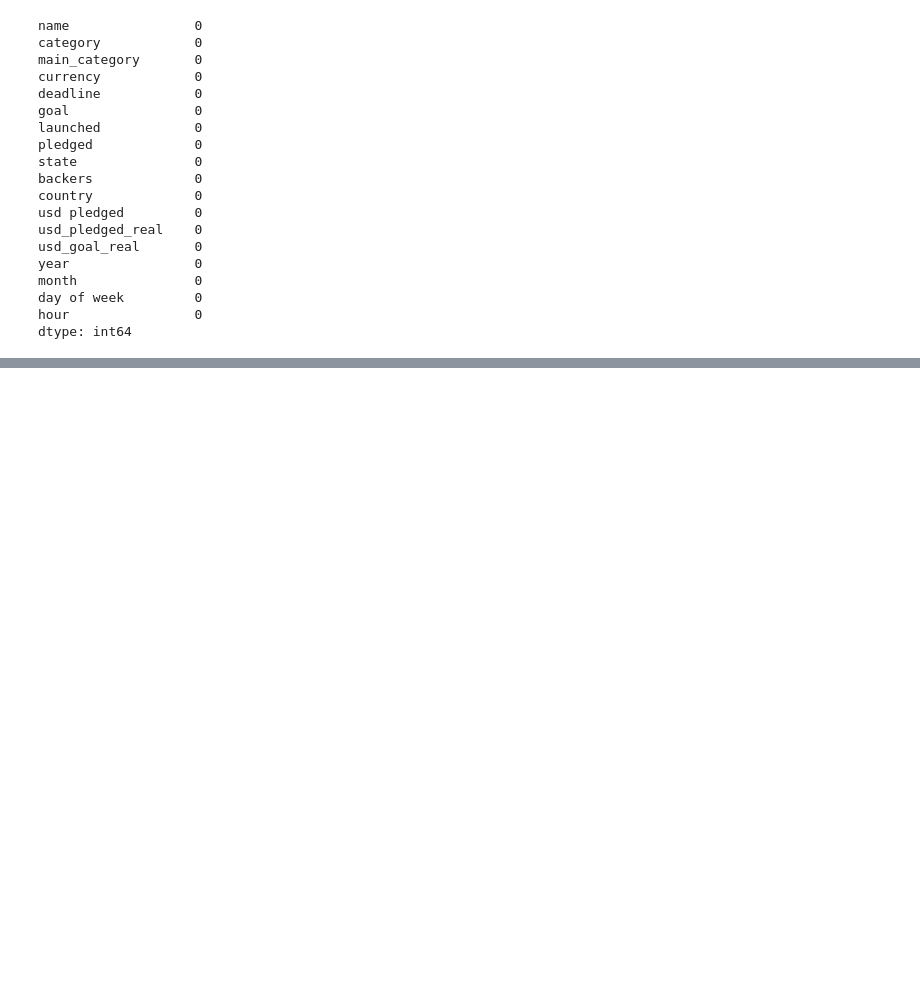
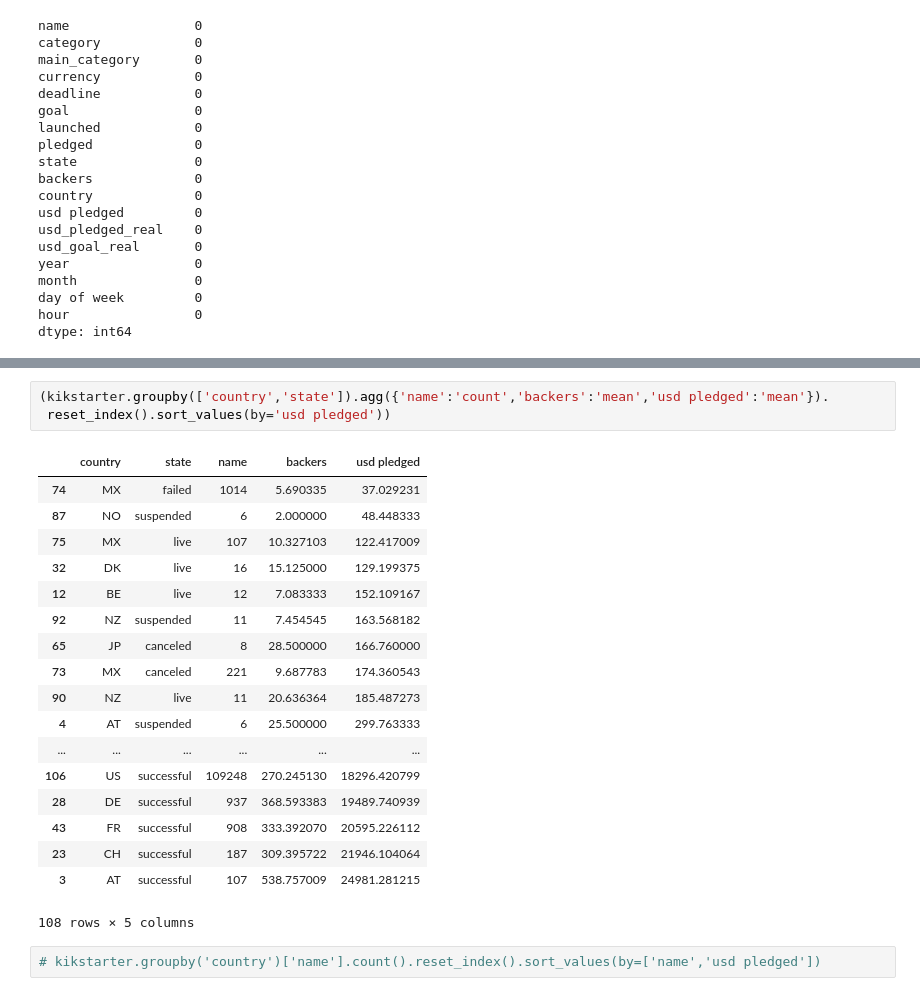
Before and after one commit to Zorquan3105/Python_Learn, a Jupyter notebook: Lesson1.ipynb, the cells around one changed output, grey strips where cells are left out. Cells and saved outputs as stored; diff of their text form; blank space fills up the shorter version.

```diff
--- a/Lesson1.ipynb
+++ b/Lesson1.ipynb
@@ -206,0 +209,24 @@ kikstarter.iloc[10:200]
+# %%
+(kikstarter.groupby(['country','state']).agg({'name':'count','backers':'mean','usd pledged':'mean'}).
+ reset_index().sort_values(by='usd pledged'))
+# %% [output]
+|  | country | state | name | backers | usd pledged |
+| 74 | MX | failed | 1014 | 5.690335 | 37.029231 |
+| 87 | NO | suspended | 6 | 2.000000 | 48.448333 |
+| 75 | MX | live | 107 | 10.327103 | 122.417009 |
+| 32 | DK | live | 16 | 15.125000 | 129.199375 |
+| 12 | BE | live | 12 | 7.083333 | 152.109167 |
+| 92 | NZ | suspended | 11 | 7.454545 | 163.568182 |
+| 65 | JP | canceled | 8 | 28.500000 | 166.760000 |
+| 73 | MX | canceled | 221 | 9.687783 | 174.360543 |
+| 90 | NZ | live | 11 | 20.636364 | 185.487273 |
+| 4 | AT | suspended | 6 | 25.500000 | 299.763333 |
+| ... | ... | ... | ... | ... | ... |
+| 106 | US | successful | 109248 | 270.245130 | 18296.420799 |
+| 28 | DE | successful | 937 | 368.593383 | 19489.740939 |
+| 43 | FR | successful | 908 | 333.392070 | 20595.226112 |
+| 23 | CH | successful | 187 | 309.395722 | 21946.104064 |
+| 3 | AT | successful | 107 | 538.757009 | 24981.281215 |
+108 rows × 5 columns
+# %%
+# kikstarter.groupby('country')['name'].count().reset_index().sort_values(by=['name','usd pledged'])
```
Also changed, not shown: parts of 9 cells of this notebook.
